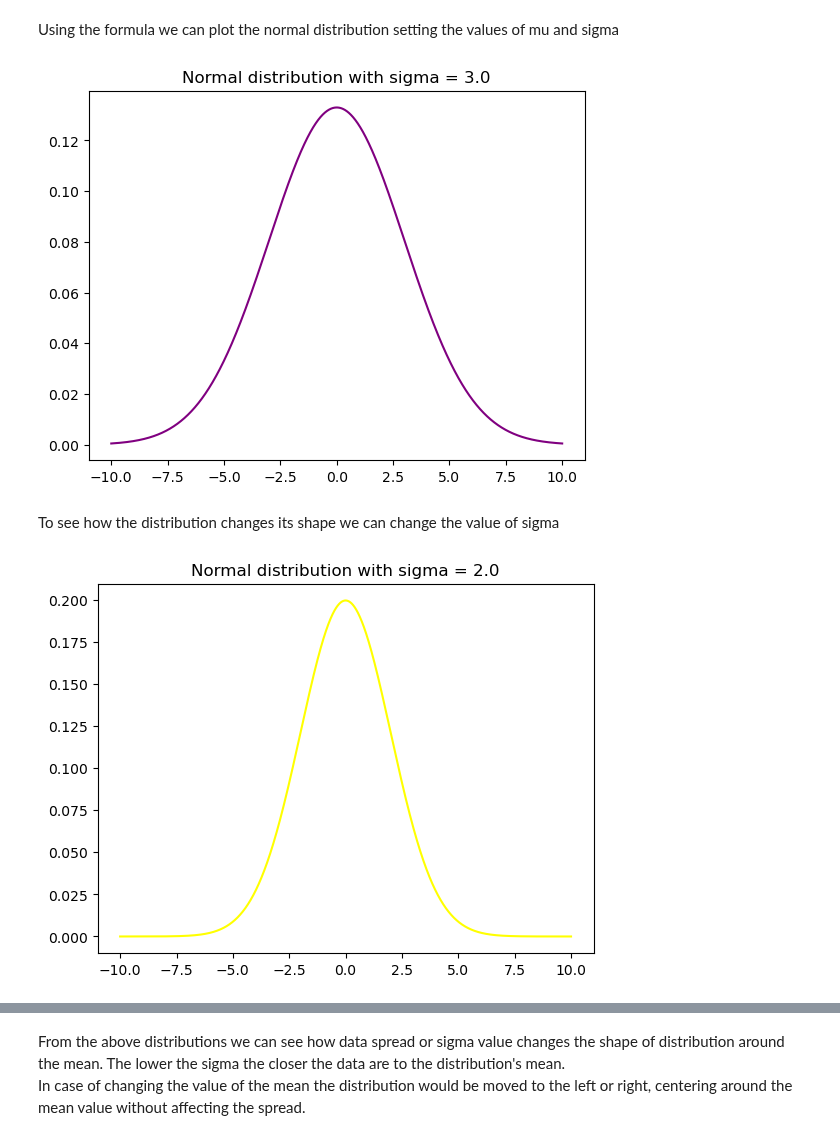
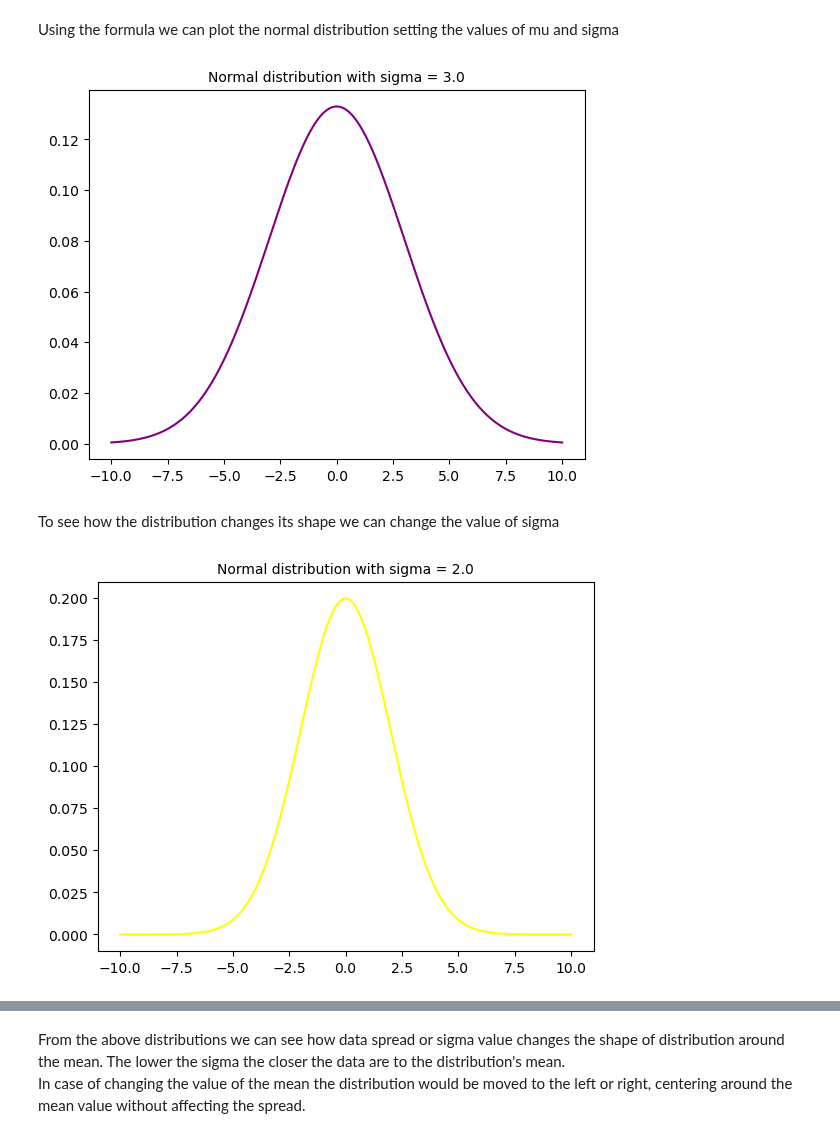
Before and after one commit to Tanja888/funddata-assessment, a Jupyter notebook: normal-distribution.ipynb, the cells around one changed output, grey strips where cells are left out. Saved outputs shown, nothing was run; the diff lists cells and outputs as text; code cells hidden in the pictures.

```diff
--- a/normal-distribution.ipynb
+++ b/normal-distribution.ipynb
@@ -43,17 +39,17 @@ Using the formula we can plot the normal distribution setting the values of mu a
 # %%
 mu, sigma = 0.0, 3.0
 
 # for the x axis we can use arange or the linspace function;
 # if we are using a non-integer step, such as 0.1, better to use numpy.linspace
 
 x = np.linspace(-10.0, 10.0, 10000)
 
 y = 1.0/np.sqrt(2 * np.pi * sigma**2) * np.exp(-((x-mu)**2/(2*sigma**2)))
 
 plt.plot(x, y, color='purple')
-plt.title('Normal distribution with sigma = 3.0');
+plt.title('Normal distribution with sigma = 3.0',fontsize=10);
 # %% [output]
-[figure, old version]
+[figure, new version]
 # %%
 # Changing sigma examples
 # Plot everything together
@@ -67,9 +63,9 @@ x = np.linspace(-10.0, 10.0, 10000)
 y = 1.0/np.sqrt(2 * np.pi * sigma**2) * np.exp(-((x-mu)**2/(2*sigma**2)))
 
 plt.plot(x, y, color='yellow')
-plt.title('Normal distribution with sigma = 2.0');
+plt.title('Normal distribution with sigma = 2.0', fontsize=10);
 # %% [output]
-[figure, old version]
+[figure, new version]
 # %%
 mu, sigma = 0.0, 0.5
 
```
Also changed, not shown: parts of 14 cells of this notebook, 1 other file.
